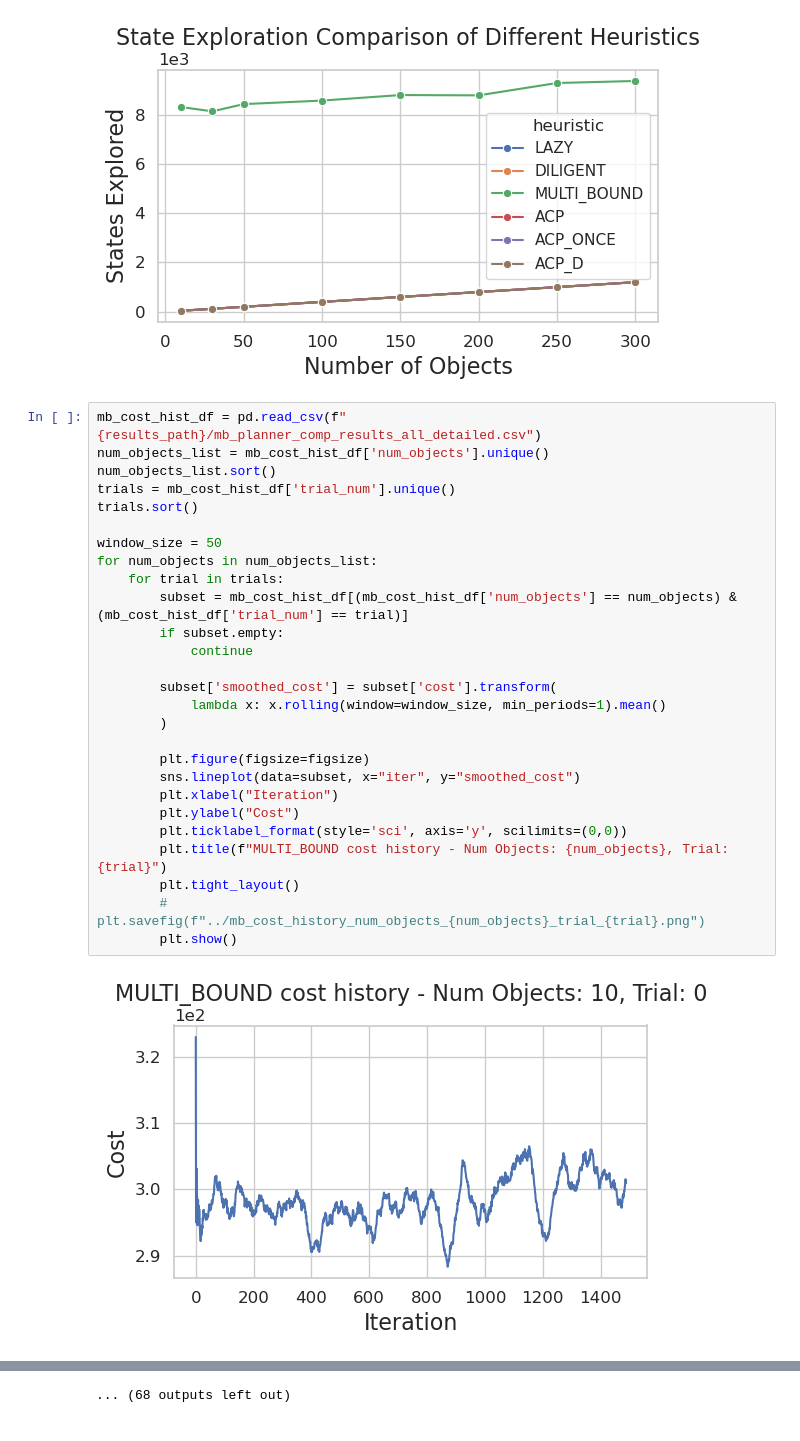
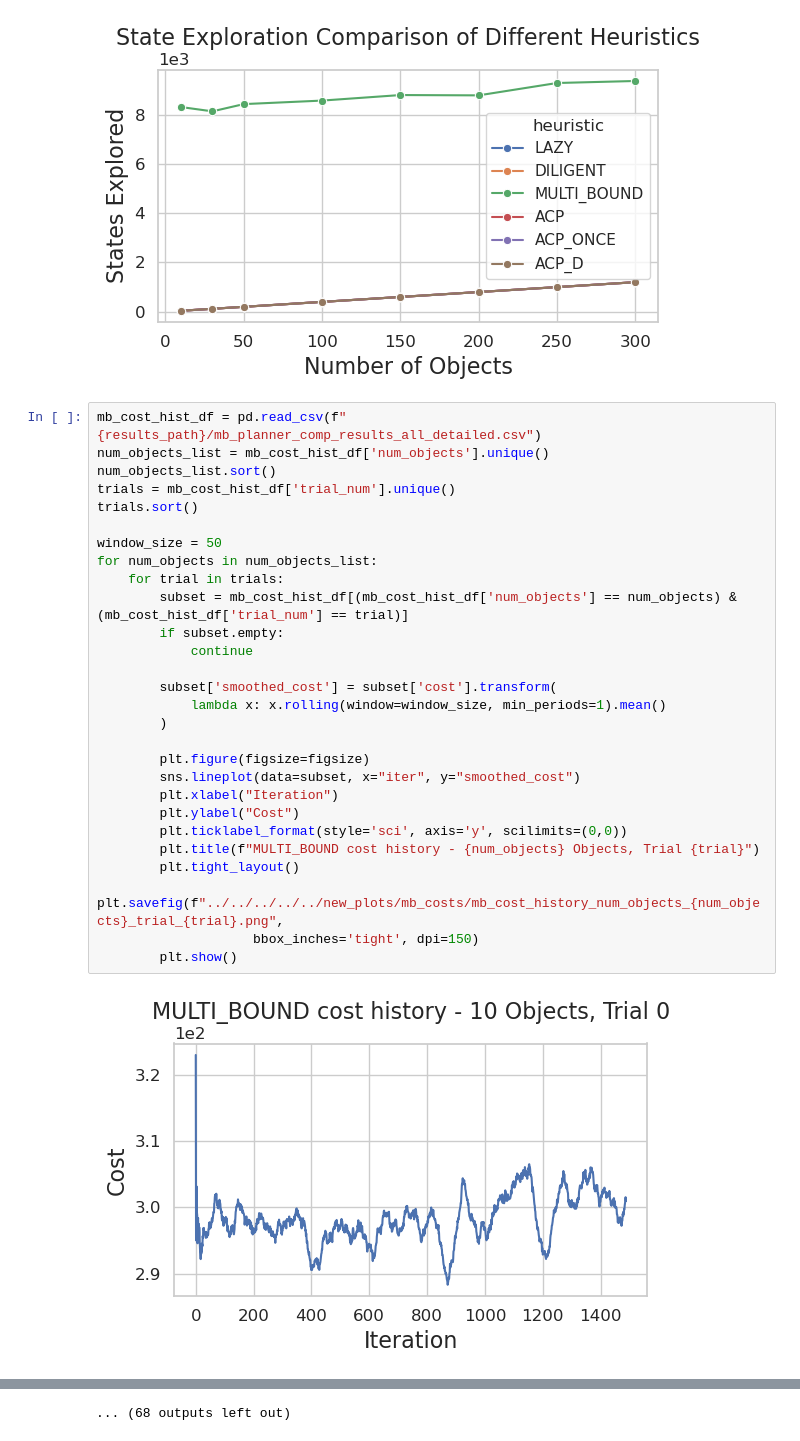
Before and after one commit to RareCentipede/modular_contruction_task_planner, a Jupyter notebook: modular_construction_task_planner/modular_construction_task_planner/scripts/plot_res.ipynb, the cells around one changed output, grey strips where cells are left out. Saved outputs shown, nothing was run; the diff lists cells and outputs as text.

Commit message:
plots.

```diff
--- a/modular_construction_task_planner/modular_construction_task_planner/scripts/plot_res.ipynb
+++ b/modular_construction_task_planner/modular_construction_task_planner/scripts/plot_res.ipynb
@@ -160,29 +160,30 @@ plt.show()
 # %%
 mb_cost_hist_df = pd.read_csv(f"{results_path}/mb_planner_comp_results_all_detailed.csv")
 num_objects_list = mb_cost_hist_df['num_objects'].unique()
 num_objects_list.sort()
 trials = mb_cost_hist_df['trial_num'].unique()
 trials.sort()
 
 window_size = 50
 for num_objects in num_objects_list:
     for trial in trials:
         subset = mb_cost_hist_df[(mb_cost_hist_df['num_objects'] == num_objects) & (mb_cost_hist_df['trial_num'] == trial)]
         if subset.empty:
             continue
 
         subset['smoothed_cost'] = subset['cost'].transform(
             lambda x: x.rolling(window=window_size, min_periods=1).mean()
         )
 
         plt.figure(figsize=figsize)
         sns.lineplot(data=subset, x="iter", y="smoothed_cost")
         plt.xlabel("Iteration")
         plt.ylabel("Cost")
         plt.ticklabel_format(style='sci', axis='y', scilimits=(0,0))
-        plt.title(f"MULTI_BOUND cost history - Num Objects: {num_objects}, Trial: {trial}")
+        plt.title(f"MULTI_BOUND cost history - {num_objects} Objects, Trial {trial}")
         plt.tight_layout()
-        # plt.savefig(f"../mb_cost_history_num_objects_{num_objects}_trial_{trial}.png")
+        plt.savefig(f"../../../../../new_plots/mb_costs/mb_cost_history_num_objects_{num_objects}_trial_{trial}.png",
+                    bbox_inches='tight', dpi=150)
         plt.show()
 # %% [output]
-[figure, old version]
+[figure, new version]
```
Also changed, not shown: parts of 1 cell of this notebook.
